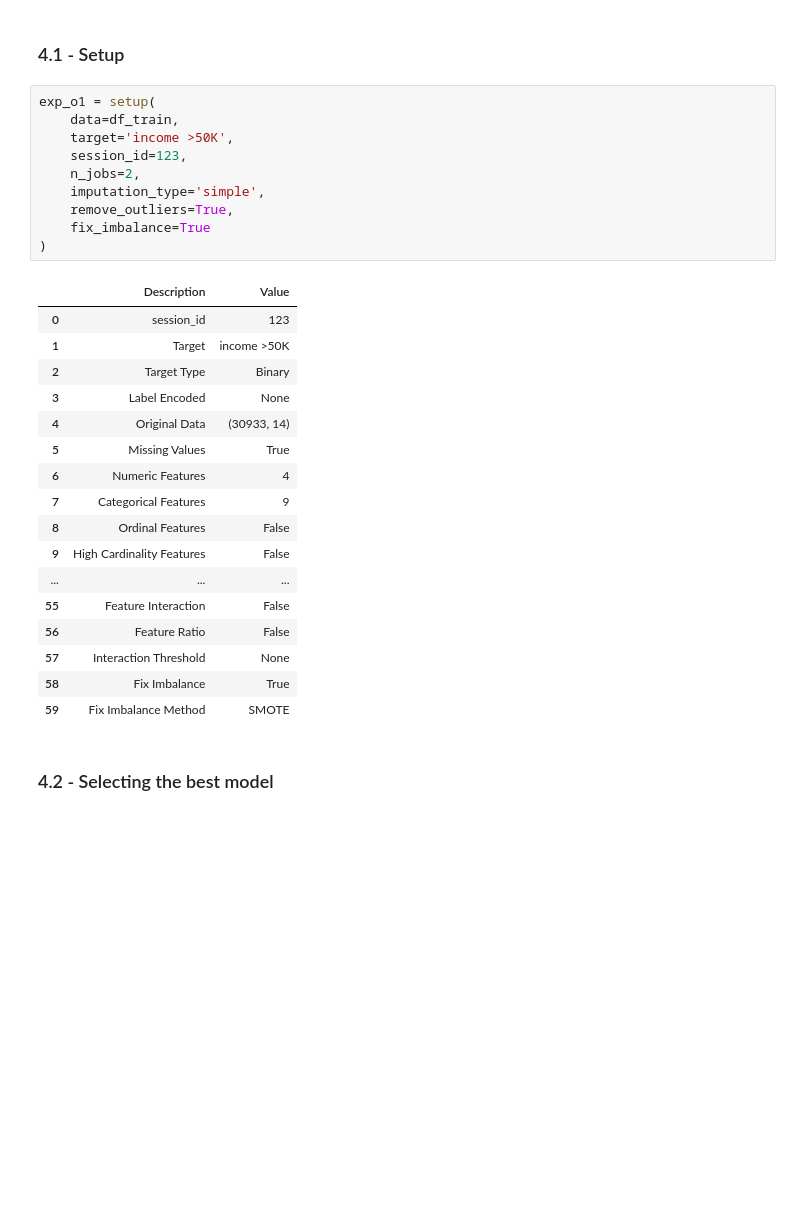
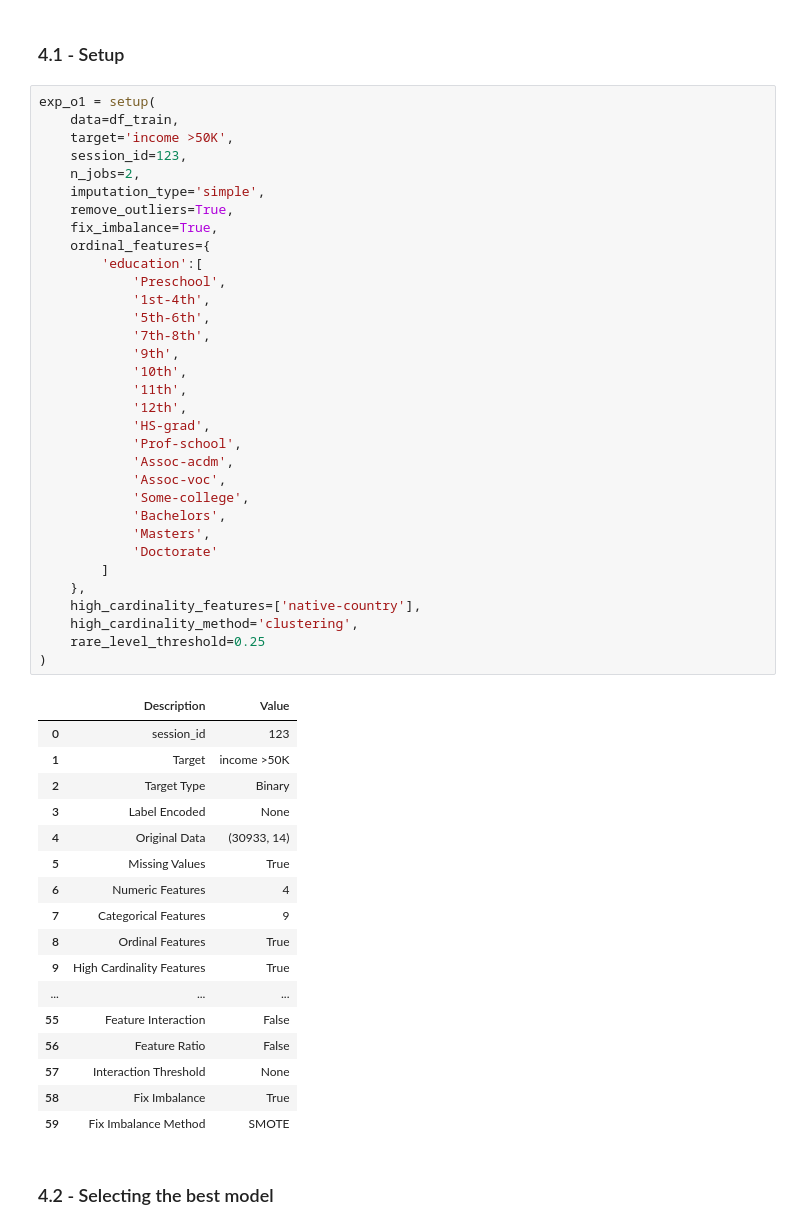
Before and after one commit to diegopmayer/automl_pycaret, a Jupyter notebook: automl_c01.ipynb, the cells around one changed output. Cells and saved outputs as stored; diff of their text form; blank space fills up the shorter version.

```diff
--- a/automl_c01.ipynb
+++ b/automl_c01.ipynb
@@ -86,25 +128,48 @@ sns.histplot(x=df_train['age'], hue=df_train['income >50K'])
 # %%
 exp_o1 = setup(
     data=df_train,
     target='income >50K',
     session_id=123,
     n_jobs=2,
     imputation_type='simple',
     remove_outliers=True,
-    fix_imbalance=True
+    fix_imbalance=True,
+    ordinal_features={
+        'education':[
+            'Preschool',
+            '1st-4th',
+            '5th-6th',
+            '7th-8th',
+            '9th',
+            '10th',
+            '11th',
+            '12th',
+            'HS-grad',
+            'Prof-school',
+            'Assoc-acdm',
+            'Assoc-voc',
+            'Some-college',
+            'Bachelors',
+            'Masters',
+            'Doctorate'
+        ]
+    },
+    high_cardinality_features=['native-country'],
+    high_cardinality_method='clustering',
+    rare_level_threshold=0.25
 )
 # %% [output]
 |  | Description | Value |
 | 0 | session_id | 123 |
 | 1 | Target | income >50K |
 | 2 | Target Type | Binary |
 | 3 | Label Encoded | None |
 | 4 | Original Data | (30933, 14) |
 | 5 | Missing Values | True |
 | 6 | Numeric Features | 4 |
 | 7 | Categorical Features | 9 |
-| 8 | Ordinal Features | False |
-| 9 | High Cardinality Features | False |
+| 8 | Ordinal Features | True |
+| 9 | High Cardinality Features | True |
 | ... | ... | ... |
 | 55 | Feature Interaction | False |
 | 56 | Feature Ratio | False |
```
Also changed, not shown: parts of 9 cells of this notebook.
